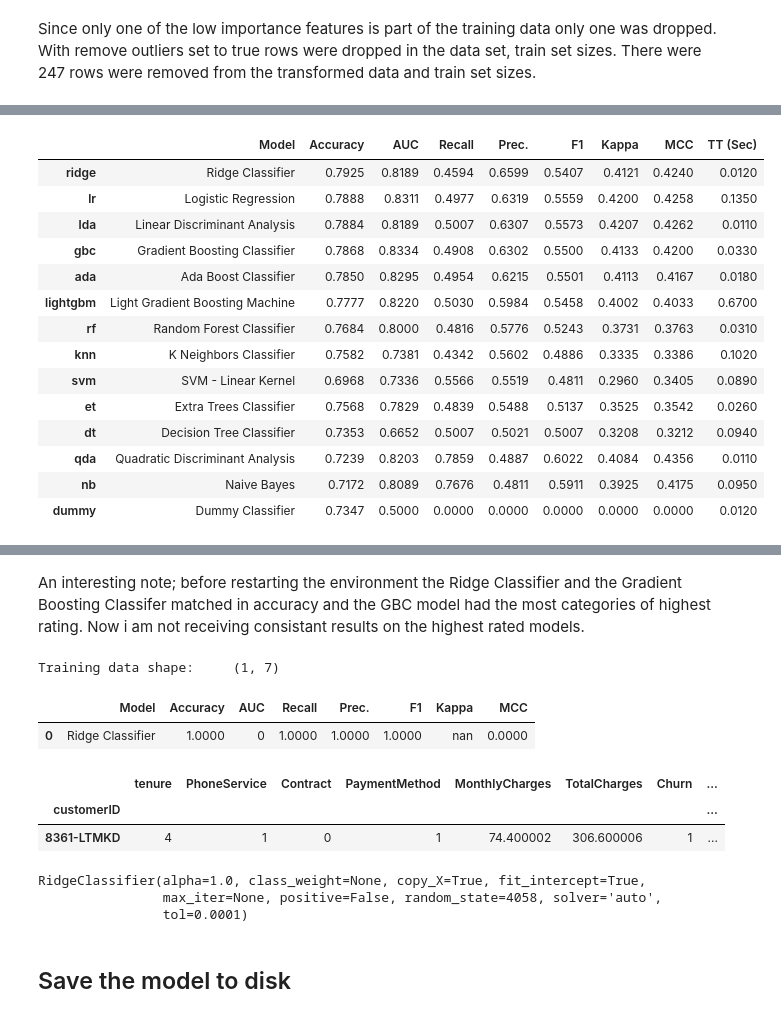
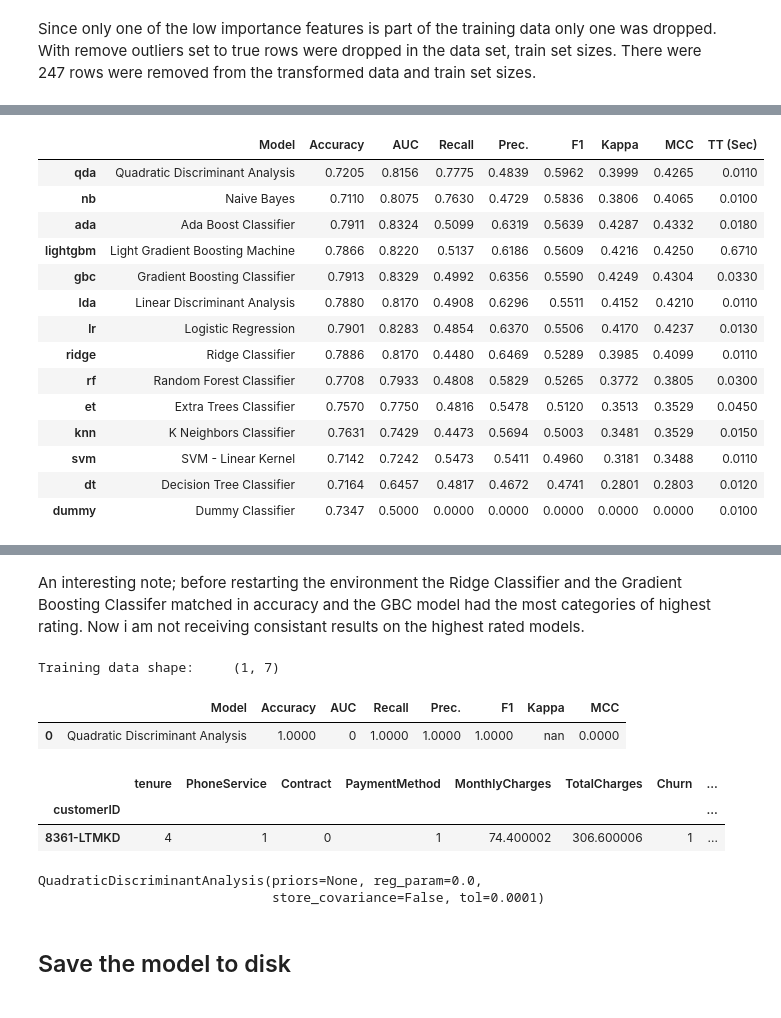
Before and after one commit to jrussell010-regis/msds600_wk5, a Jupyter notebook: Russell_Josh_Assignment5.ipynb, the cells around one changed output, grey strips where cells are left out. Saved outputs shown, nothing was run; the diff lists cells and outputs as text; code cells hidden in the pictures.

```diff
--- a/Russell_Josh_Assignment5.ipynb
+++ b/Russell_Josh_Assignment5.ipynb
@@ -63,24 +63,24 @@ automl = setup(train_data, target='Churn', ignore_features=low_importance_featur
 # %% [markdown]
 Since only one of the low importance features is part of the training data only one was dropped.  With remove outliers set to true rows were dropped in the data set, train set sizes.  There were 247 rows were removed from the transformed data and train set sizes.
 # %%
-best_model = compare_models(sort='Precision')
+best_model = compare_models(sort='F1')
 # %% [output]
 [interactive output not drawn]
 |  | Model | Accuracy | AUC | Recall | Prec. | F1 | Kappa | MCC | TT (Sec) |
-| ridge | Ridge Classifier | 0.7925 | 0.8189 | 0.4594 | 0.6599 | 0.5407 | 0.4121 | 0.4240 | 0.0120 |
-| lr | Logistic Regression | 0.7888 | 0.8311 | 0.4977 | 0.6319 | 0.5559 | 0.4200 | 0.4258 | 0.1350 |
-| lda | Linear Discriminant Analysis | 0.7884 | 0.8189 | 0.5007 | 0.6307 | 0.5573 | 0.4207 | 0.4262 | 0.0110 |
-| gbc | Gradient Boosting Classifier | 0.7868 | 0.8334 | 0.4908 | 0.6302 | 0.5500 | 0.4133 | 0.4200 | 0.0330 |
-| ada | Ada Boost Classifier | 0.7850 | 0.8295 | 0.4954 | 0.6215 | 0.5501 | 0.4113 | 0.4167 | 0.0180 |
-| lightgbm | Light Gradient Boosting Machine | 0.7777 | 0.8220 | 0.5030 | 0.5984 | 0.5458 | 0.4002 | 0.4033 | 0.6700 |
-| rf | Random Forest Classifier | 0.7684 | 0.8000 | 0.4816 | 0.5776 | 0.5243 | 0.3731 | 0.3763 | 0.0310 |
-| knn | K Neighbors Classifier | 0.7582 | 0.7381 | 0.4342 | 0.5602 | 0.4886 | 0.3335 | 0.3386 | 0.1020 |
-| svm | SVM - Linear Kernel | 0.6968 | 0.7336 | 0.5566 | 0.5519 | 0.4811 | 0.2960 | 0.3405 | 0.0890 |
-| et | Extra Trees Classifier | 0.7568 | 0.7829 | 0.4839 | 0.5488 | 0.5137 | 0.3525 | 0.3542 | 0.0260 |
-| dt | Decision Tree Classifier | 0.7353 | 0.6652 | 0.5007 | 0.5021 | 0.5007 | 0.3208 | 0.3212 | 0.0940 |
-| qda | Quadratic Discriminant Analysis | 0.7239 | 0.8203 | 0.7859 | 0.4887 | 0.6022 | 0.4084 | 0.4356 | 0.0110 |
-| nb | Naive Bayes | 0.7172 | 0.8089 | 0.7676 | 0.4811 | 0.5911 | 0.3925 | 0.4175 | 0.0950 |
-| dummy | Dummy Classifier | 0.7347 | 0.5000 | 0.0000 | 0.0000 | 0.0000 | 0.0000 | 0.0000 | 0.0120 |
+| qda | Quadratic Discriminant Analysis | 0.7205 | 0.8156 | 0.7775 | 0.4839 | 0.5962 | 0.3999 | 0.4265 | 0.0110 |
+| nb | Naive Bayes | 0.7110 | 0.8075 | 0.7630 | 0.4729 | 0.5836 | 0.3806 | 0.4065 | 0.0100 |
+| ada | Ada Boost Classifier | 0.7911 | 0.8324 | 0.5099 | 0.6319 | 0.5639 | 0.4287 | 0.4332 | 0.0180 |
+| lightgbm | Light Gradient Boosting Machine | 0.7866 | 0.8220 | 0.5137 | 0.6186 | 0.5609 | 0.4216 | 0.4250 | 0.6710 |
+| gbc | Gradient Boosting Classifier | 0.7913 | 0.8329 | 0.4992 | 0.6356 | 0.5590 | 0.4249 | 0.4304 | 0.0330 |
+| lda | Linear Discriminant Analysis | 0.7880 | 0.8170 | 0.4908 | 0.6296 | 0.5511 | 0.4152 | 0.4210 | 0.0110 |
+| lr | Logistic Regression | 0.7901 | 0.8283 | 0.4854 | 0.6370 | 0.5506 | 0.4170 | 0.4237 | 0.0130 |
+| ridge | Ridge Classifier | 0.7886 | 0.8170 | 0.4480 | 0.6469 | 0.5289 | 0.3985 | 0.4099 | 0.0110 |
+| rf | Random Forest Classifier | 0.7708 | 0.7933 | 0.4808 | 0.5829 | 0.5265 | 0.3772 | 0.3805 | 0.0300 |
+| et | Extra Trees Classifier | 0.7570 | 0.7750 | 0.4816 | 0.5478 | 0.5120 | 0.3513 | 0.3529 | 0.0450 |
+| knn | K Neighbors Classifier | 0.7631 | 0.7429 | 0.4473 | 0.5694 | 0.5003 | 0.3481 | 0.3529 | 0.0150 |
+| svm | SVM - Linear Kernel | 0.7142 | 0.7242 | 0.5473 | 0.5411 | 0.4960 | 0.3181 | 0.3488 | 0.0110 |
+| dt | Decision Tree Classifier | 0.7164 | 0.6457 | 0.4817 | 0.4672 | 0.4741 | 0.2801 | 0.2803 | 0.0120 |
+| dummy | Dummy Classifier | 0.7347 | 0.5000 | 0.0000 | 0.0000 | 0.0000 | 0.0000 | 0.0000 | 0.0100 |
 [interactive output not drawn]
 # %% [markdown]
 An interesting note; before restarting the environment the Ridge Classifier and the Gradient Boosting Classifer matched in accuracy and the GBC model had the most categories of highest rating.  Now i am not receiving consistant results on the highest rated models.
@@ -90,16 +90,15 @@ predict_model(best_model, train_data.iloc[-2:-1])
 # %% [output]
 Training data shape:     (1, 7)
 |  | Model | Accuracy | AUC | Recall | Prec. | F1 | Kappa | MCC |
-| 0 | Ridge Classifier | 1.0000 | 0 | 1.0000 | 1.0000 | 1.0000 | nan | 0.0000 |
+| 0 | Quadratic Discriminant Analysis | 1.0000 | 0 | 1.0000 | 1.0000 | 1.0000 | nan | 0.0000 |
 |  | tenure | PhoneService | Contract | PaymentMethod | MonthlyCharges | TotalCharges | Churn | ... |
 | customerID |  |  |  |  |  |  |  | ... |
 | 8361-LTMKD | 4 | 1 | 0 | 1 | 74.400002 | 306.600006 | 1 | ... |
 # %%
 best_model
 # %% [output]
-RidgeClassifier(alpha=1.0, class_weight=None, copy_X=True, fit_intercept=True,
-                max_iter=None, positive=False, random_state=4058, solver='auto',
-                tol=0.0001)
+QuadraticDiscriminantAnalysis(priors=None, reg_param=0.0,
+                              store_covariance=False, tol=0.0001)
 # %% [markdown]
 ## Save the model to disk
 # %%
```
Also changed, not shown: parts of 5 cells of this notebook, 4 other files.
